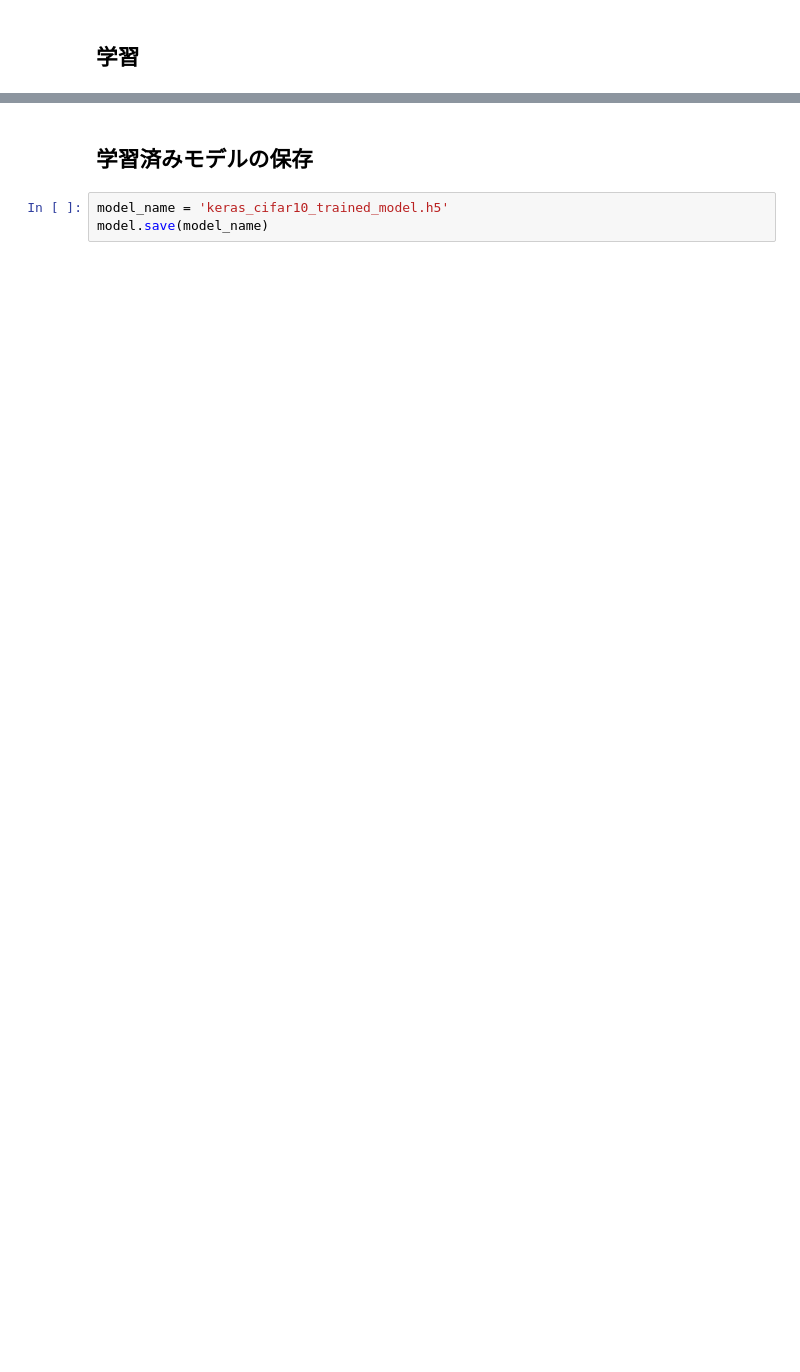
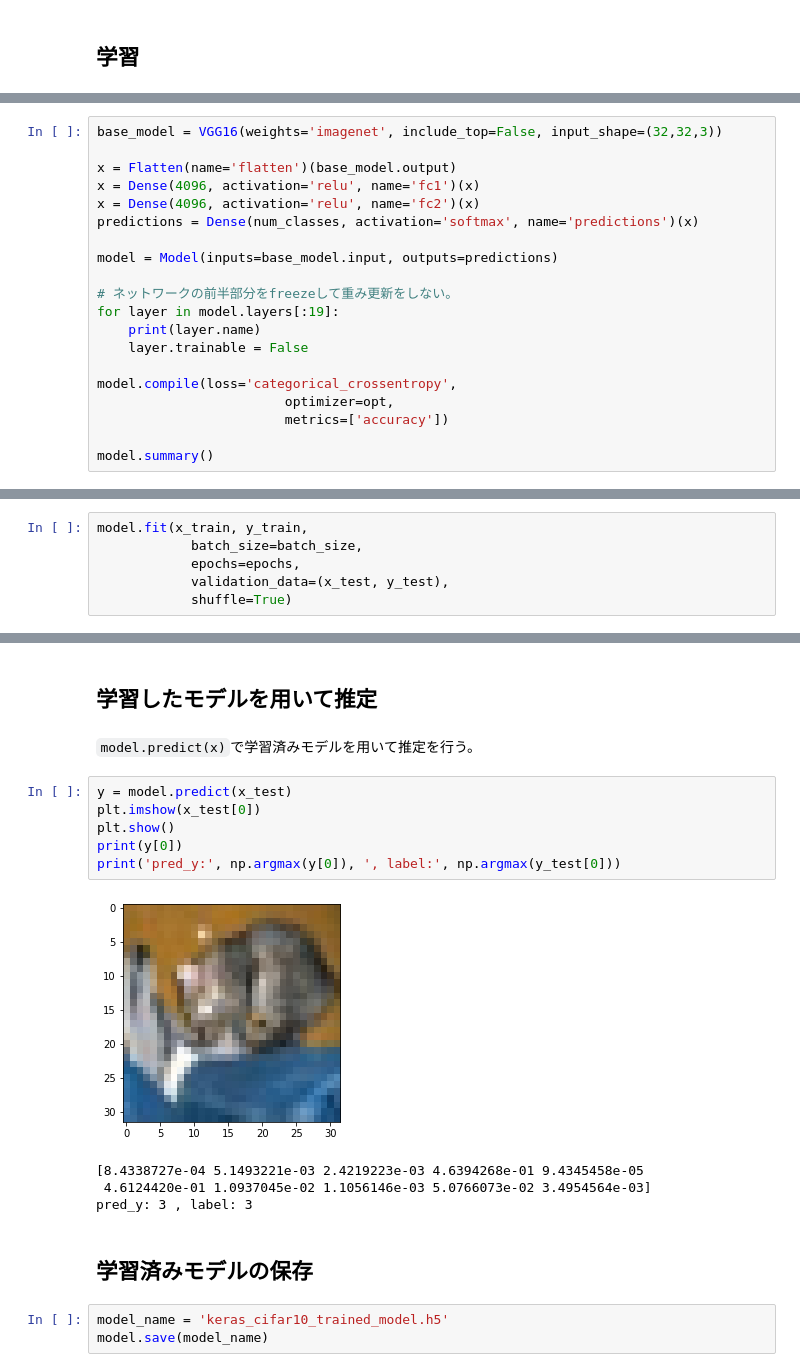
Before and after one commit to souring001/deep-learning, a Jupyter notebook: cifar10_cnn_keras.ipynb, the cells around one changed output, grey strips where cells are left out. Cells and saved outputs as stored; diff of their text form; blank space fills up the shorter version.

```diff
--- a/cifar10_cnn_keras.ipynb
+++ b/cifar10_cnn_keras.ipynb
@@ -123,0 +243,20 @@ Epoch 20/20
+# %%
+base_model = VGG16(weights='imagenet', include_top=False, input_shape=(32,32,3))
+
+x = Flatten(name='flatten')(base_model.output)
+x = Dense(4096, activation='relu', name='fc1')(x)
+x = Dense(4096, activation='relu', name='fc2')(x)
+predictions = Dense(num_classes, activation='softmax', name='predictions')(x)
+
+model = Model(inputs=base_model.input, outputs=predictions)
+
+# ネットワークの前半部分をfreezeして重み更新をしない。
+for layer in model.layers[:19]:
+    print(layer.name)
+    layer.trainable = False
+
+model.compile(loss='categorical_crossentropy',
+                        optimizer=opt,
+                        metrics=['accuracy'])
+
+model.summary()
@@ -123,0 +283,6 @@ Epoch 20/20
+# %%
+model.fit(x_train, y_train,
+            batch_size=batch_size,
+            epochs=epochs,
+            validation_data=(x_test, y_test),
+            shuffle=True)
@@ -124,3 +308,18 @@ Epoch 20/20
+# %% [markdown]
+## 学習したモデルを用いて推定
+# %% [markdown]
+`model.predict(x)`で学習済みモデルを用いて推定を行う。
+# %%
+y = model.predict(x_test)
+plt.imshow(x_test[0])
+plt.show()
+print(y[0])
+print('pred_y:', np.argmax(y[0]), ', label:', np.argmax(y_test[0]))
+# %% [output]
+[figure, added]
+[8.4338727e-04 5.1493221e-03 2.4219223e-03 4.6394268e-01 9.4345458e-05
+ 4.6124420e-01 1.0937045e-02 1.1056146e-03 5.0766073e-02 3.4954564e-03]
+pred_y: 3 , label: 3
 # %% [markdown]
 ## 学習済みモデルの保存
 # %%
```
Also changed, not shown: parts of 24 cells of this notebook.
